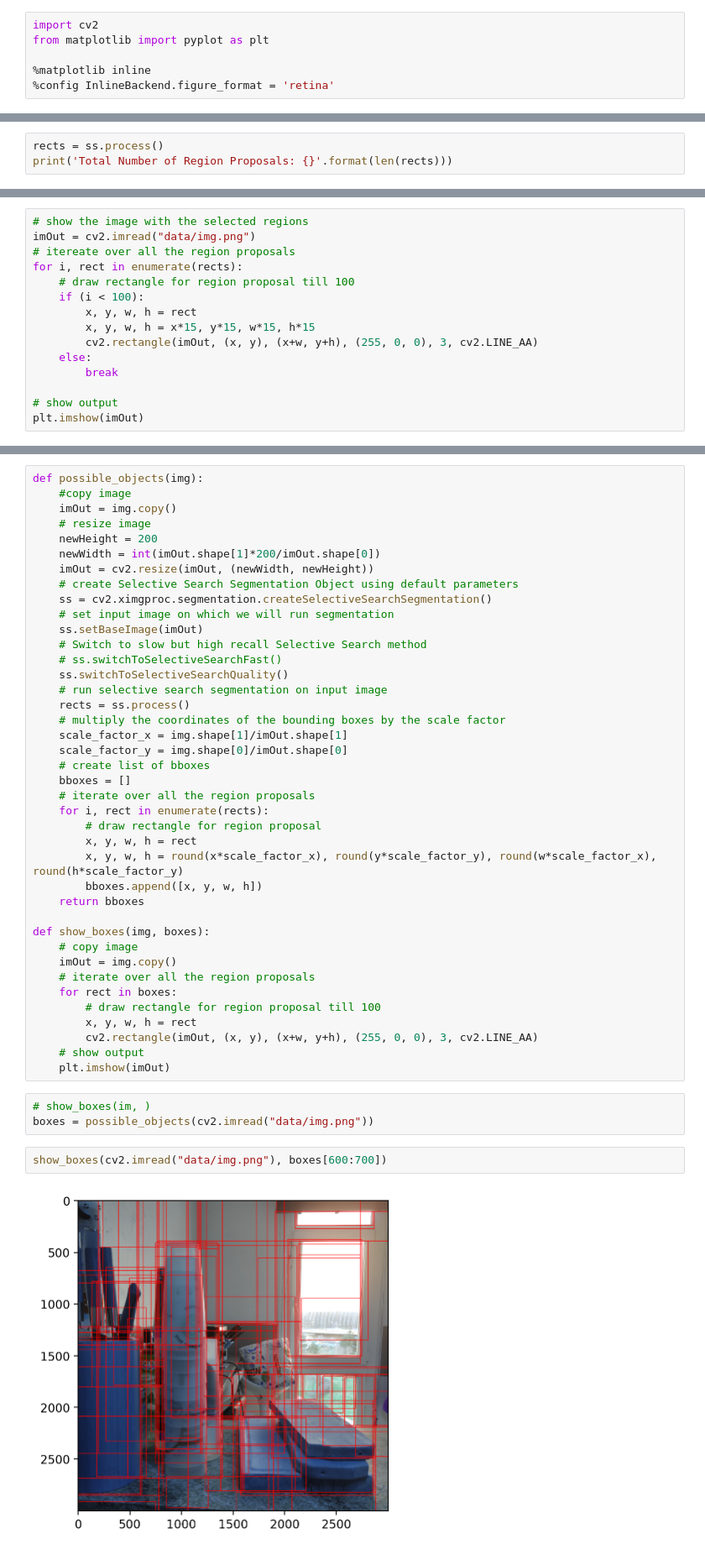
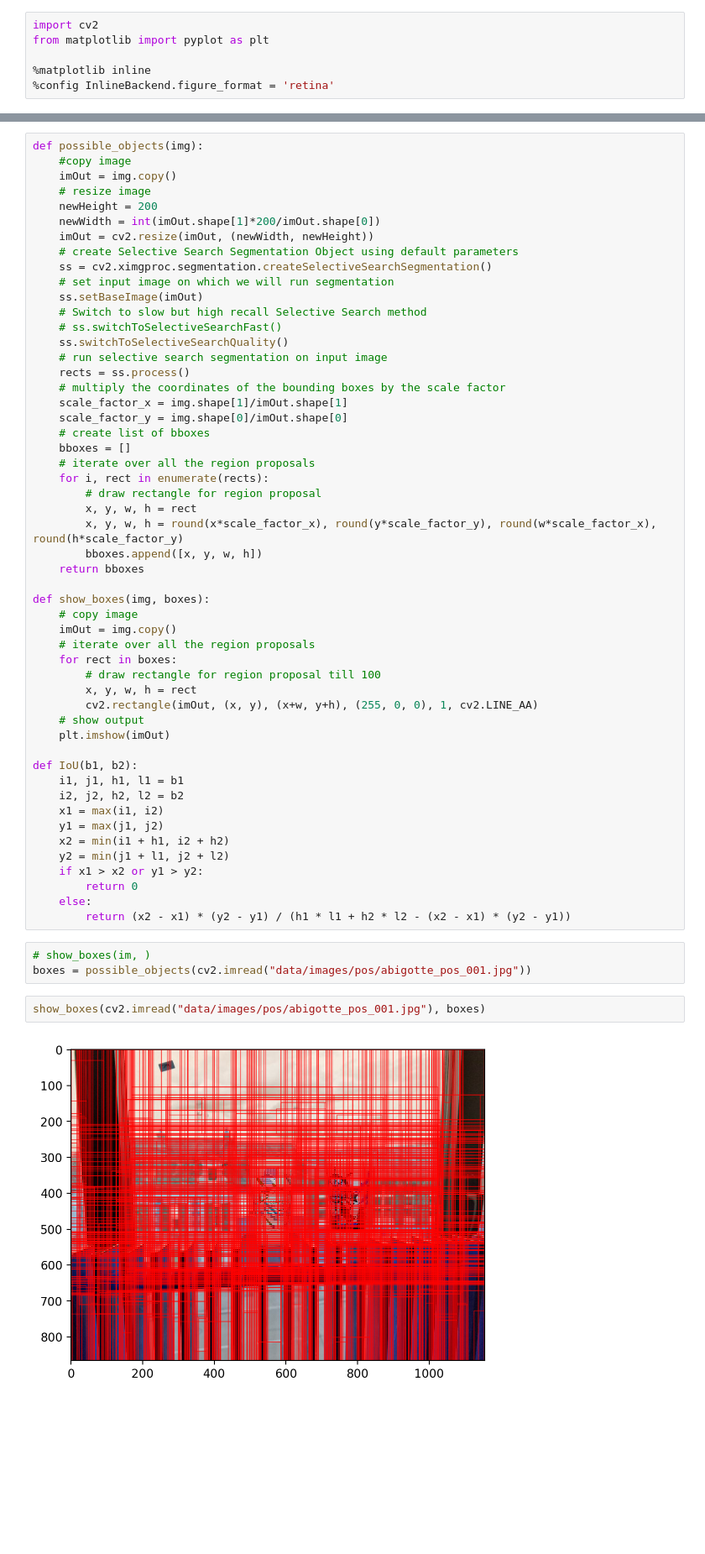
Before and after one commit to pierreadorni/ecocup_detection, a Jupyter notebook: object_detection.ipynb, the cells around one changed output, grey strips where cells are left out. Shown at 84% size. Cells and saved outputs as stored; diff of their text form; blank space fills up the shorter version.

```diff
--- a/object_detection.ipynb
+++ b/object_detection.ipynb
@@ -26,3 +6,0 @@ ss.switchToSelectiveSearchQuality()
-# %%
-rects = ss.process()
-print('Total Number of Region Proposals: {}'.format(len(rects)))
@@ -31,15 +6,0 @@ Total Number of Region Proposals: 1522
-# %%
-# show the image with the selected regions
-imOut = cv2.imread("data/img.png")
-# itereate over all the region proposals
-for i, rect in enumerate(rects):
-    # draw rectangle for region proposal till 100
-    if (i < 100):
-        x, y, w, h = rect
-        x, y, w, h = x*15, y*15, w*15, h*15
-        cv2.rectangle(imOut, (x, y), (x+w, y+h), (255, 0, 0), 3, cv2.LINE_AA)
-    else:
-        break
-
-# show output
-plt.imshow(imOut)
@@ -83,13 +41,25 @@ def show_boxes(img, boxes):
     for rect in boxes:
         # draw rectangle for region proposal till 100
         x, y, w, h = rect
-        cv2.rectangle(imOut, (x, y), (x+w, y+h), (255, 0, 0), 3, cv2.LINE_AA)
+        cv2.rectangle(imOut, (x, y), (x+w, y+h), (255, 0, 0), 1, cv2.LINE_AA)
     # show output
     plt.imshow(imOut)
+
+def IoU(b1, b2):
+    i1, j1, h1, l1 = b1
+    i2, j2, h2, l2 = b2
+    x1 = max(i1, i2)
+    y1 = max(j1, j2)
+    x2 = min(i1 + h1, i2 + h2)
+    y2 = min(j1 + l1, j2 + l2)
+    if x1 > x2 or y1 > y2:
+        return 0
+    else:
+        return (x2 - x1) * (y2 - y1) / (h1 * l1 + h2 * l2 - (x2 - x1) * (y2 - y1))
 # %%
 # show_boxes(im, )
-boxes = possible_objects(cv2.imread("data/img.png"))
+boxes = possible_objects(cv2.imread("data/images/pos/abigotte_pos_001.jpg"))
 # %%
-show_boxes(cv2.imread("data/img.png"), boxes[600:700])
+show_boxes(cv2.imread("data/images/pos/abigotte_pos_001.jpg"), boxes)
 # %% [output]
-[figure, old version]
+[figure, new version]
```
Also changed, not shown: parts of 8 cells of this notebook.
